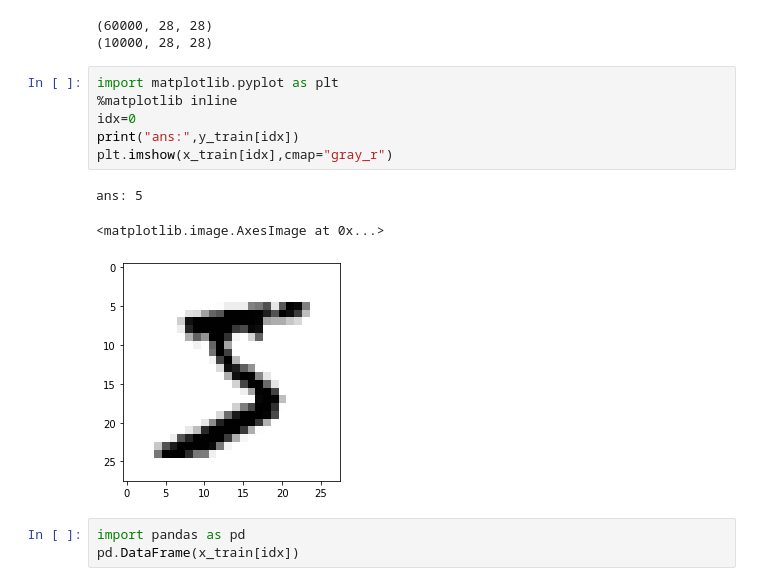
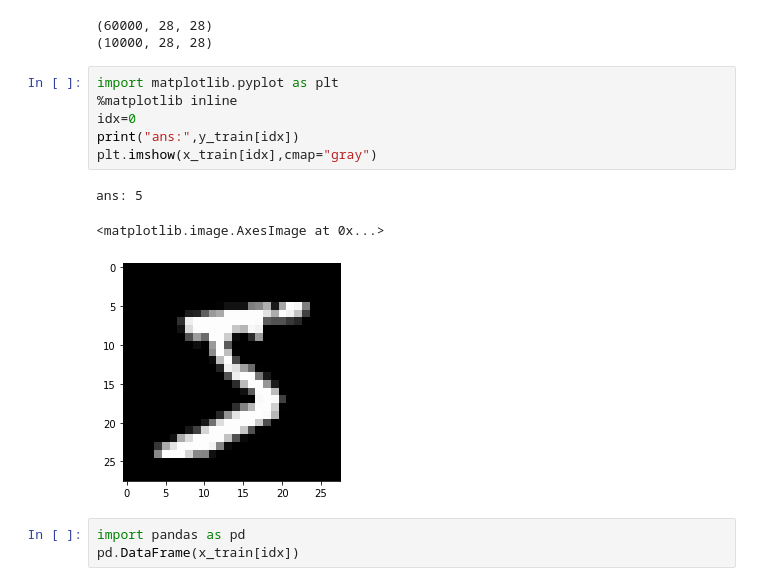
Before and after one commit to AcerPing/AceTibaMe, a Jupyter notebook: mlp.ipynb, the cells around one changed output. Cells and saved outputs as stored; diff of their text form.

```diff
--- a/mlp.ipynb
+++ b/mlp.ipynb
@@ -13,13 +13,13 @@ print(x_test.shape)
 # %%
 import matplotlib.pyplot as plt
 %matplotlib inline
 idx=0
 print("ans:",y_train[idx])
-plt.imshow(x_train[idx],cmap="gray_r")
+plt.imshow(x_train[idx],cmap="gray")
 # %% [output]
 ans: 5
 <matplotlib.image.AxesImage at 0x...>
-[figure, old version]
+[figure, new version]
 # %%
 import pandas as pd
 pd.DataFrame(x_train[idx])
```
Also changed, not shown: parts of 1 cell of this notebook.
